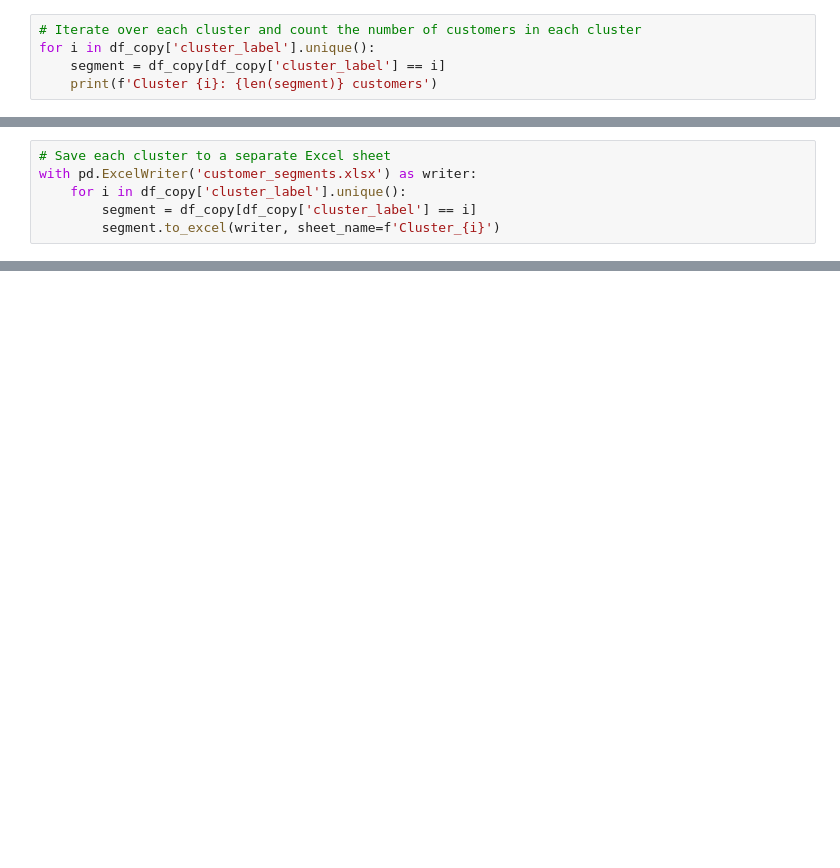
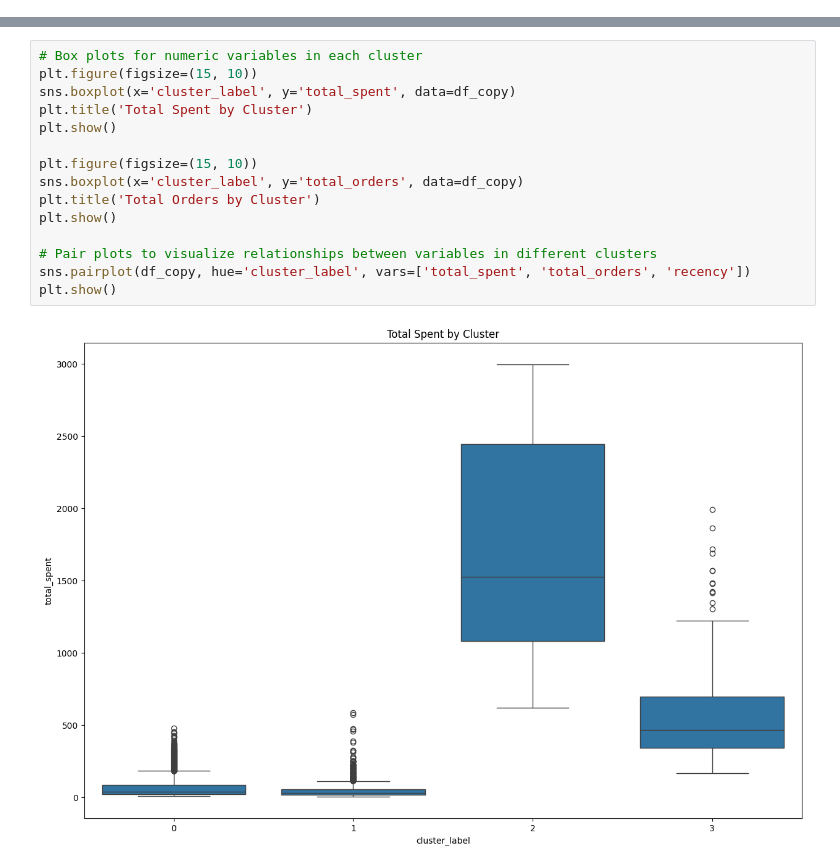
Before and after one commit to fdwsc2005/Customer-Segmentation-Retention, a Jupyter notebook: main_eda.ipynb, the cells around one changed output, grey strips where cells are left out. Saved outputs shown, nothing was run; the diff lists cells and outputs as text; blank space fills up the shorter version.

```diff
--- a/main_eda.ipynb
+++ b/main_eda.ipynb
@@ -639,5 +0,0 @@ print(df_copy[['customer_name', 'cluster_label']])
-# %%
-# Iterate over each cluster and count the number of customers in each cluster
-for i in df_copy['cluster_label'].unique():
-    segment = df_copy[df_copy['cluster_label'] == i]
-    print(f'Cluster {i}: {len(segment)} customers')
@@ -649,6 +0,0 @@ Cluster 1: 1547 customers
-# %%
-# Save each cluster to a separate Excel sheet
-with pd.ExcelWriter('customer_segments.xlsx') as writer:
-    for i in df_copy['cluster_label'].unique():
-        segment = df_copy[df_copy['cluster_label'] == i]
-        segment.to_excel(writer, sheet_name=f'Cluster_{i}')
@@ -654,0 +183,17 @@ with pd.ExcelWriter('customer_segments.xlsx') as writer:
+# %%
+# Box plots for numeric variables in each cluster
+plt.figure(figsize=(15, 10))
+sns.boxplot(x='cluster_label', y='total_spent', data=df_copy)
+plt.title('Total Spent by Cluster')
+plt.show()
+
+plt.figure(figsize=(15, 10))
+sns.boxplot(x='cluster_label', y='total_orders', data=df_copy)
+plt.title('Total Orders by Cluster')
+plt.show()
+
+# Pair plots to visualize relationships between variables in different clusters
+sns.pairplot(df_copy, hue='cluster_label', vars=['total_spent', 'total_orders', 'recency'])
+plt.show()
+# %% [output]
+[figure, added]
```
Also changed, not shown: parts of 51 cells of this notebook, 1 other file.
